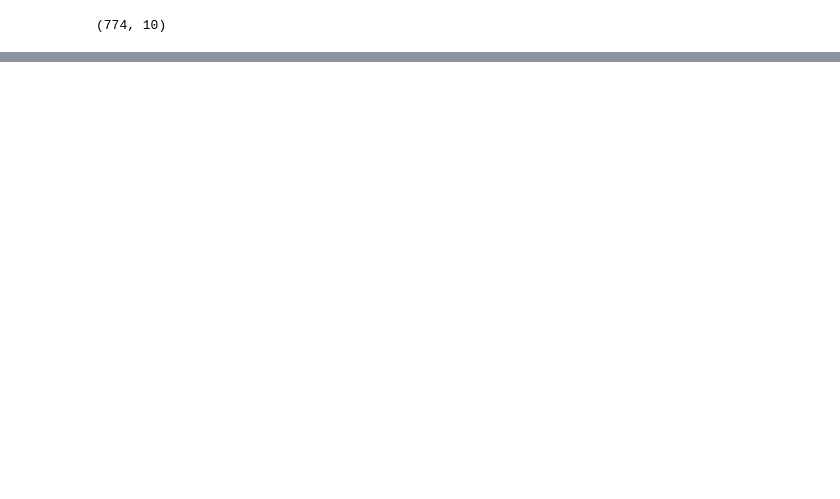
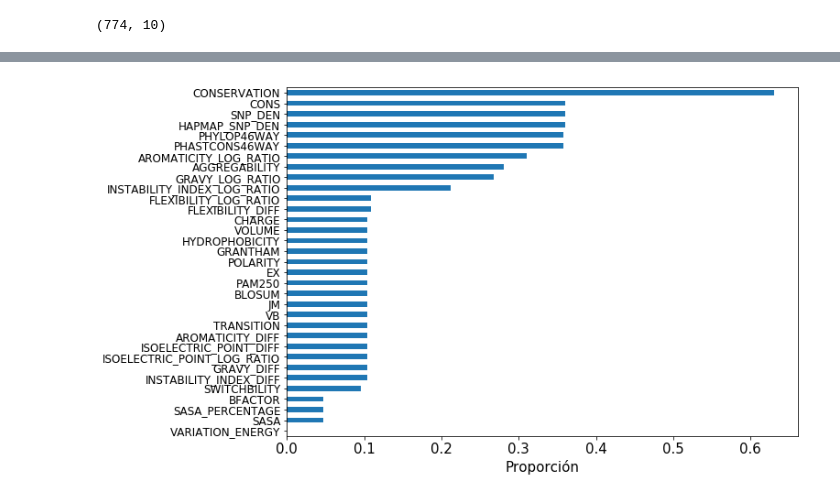
Before and after one commit to marlanbar/master-thesis, a Jupyter notebook: notebooks/varq-integral-dataset-generation.ipynb, the cells around one changed output, grey strips where cells are left out. Cells and saved outputs as stored; diff of their text form; code cells hidden in the pictures; blank space fills up the shorter version.

```diff
--- a/notebooks/varq-integral-dataset-generation.ipynb
+++ b/notebooks/varq-integral-dataset-generation.ipynb
@@ -31,0 +60,14 @@ varq[~varq.index.isin(integral.index)].shape
+# %%
+cat_vars_genomic = ['INTRON','MISSENSE', 'NEAR-GENE', 'NCRNA', 'CODING-SYNON', 'UNTRANSLATED',
+       'NONSENSE', 'SPLICE', 'STOP-LOSS']
+
+cat_vars_structural = ['BINDING','ACT_SITE','SITE','LIPID','METAL','CARBOHYD',
+                       'DNA_BIND','NP_BIND','CA_BIND','DISULFID','SE_CYS','MOD_RES','PROPEP','SIGNALP',
+                       'TRANSMEM','COMPBIAS','REP','MOTIF','ZN_FING','REGIONS','PPI','RNABD','TF','LOC',
+                       'MMBRBD','CHROM','POSTMODREC','POSTMODENZ']
+
+cat_vars_varq = ["3DID", "PDB"]
+
+cat_vars  = cat_vars_genomic + cat_vars_structural + cat_vars_varq
+
+cont_vars = full.columns.drop(cat_vars + ["TYPE"], 1).tolist()
@@ -31,0 +94,12 @@ varq[~varq.index.isin(integral.index)].shape
+# %%
+with_type = full[cont_vars]
+nulcount = (with_type.isnull().sum(axis=0) / with_type.shape[0]).sort_values(ascending=True)
+plt.figure(figsize=(10,7))
+# plt.title("Cantidad de variantes con valor nulo")
+plt.yticks(size=12)
+plt.xticks(np.arange(0, 2, 0.1), size=15)
+
+plt.xlabel("Proporción", size=15)
+ax = nulcount.plot(kind="barh")
+# %% [output]
+[figure, added]
```
Also changed, not shown: parts of 3 cells of this notebook, 31 other files.
